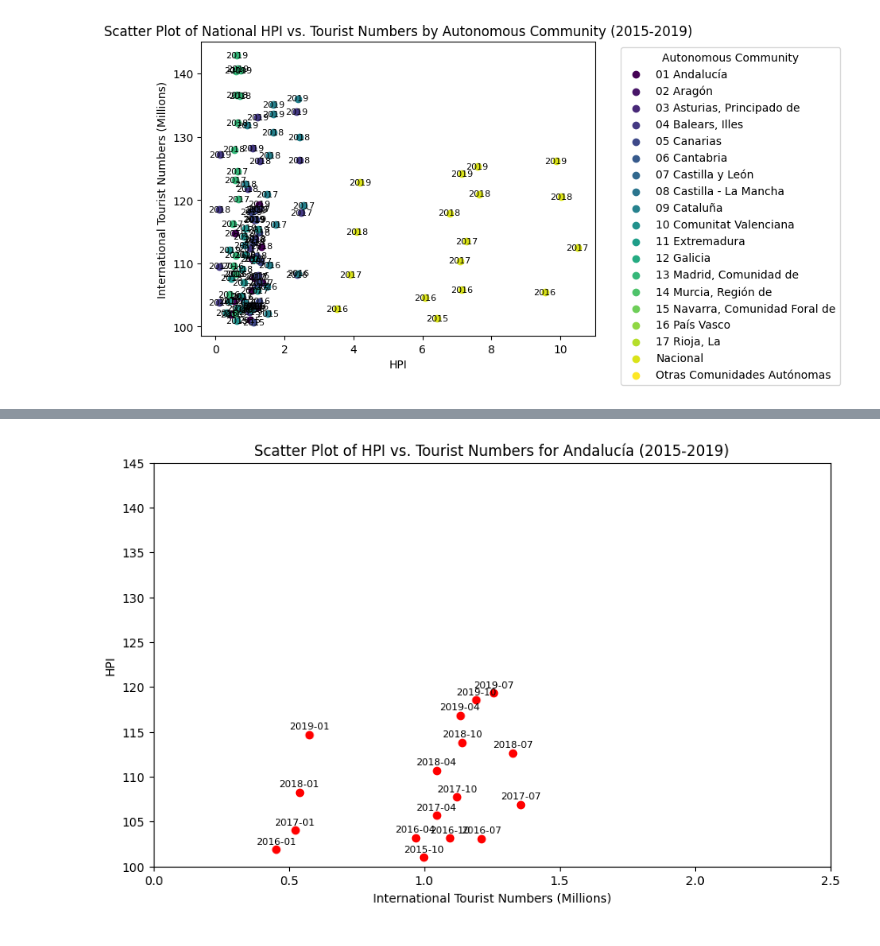
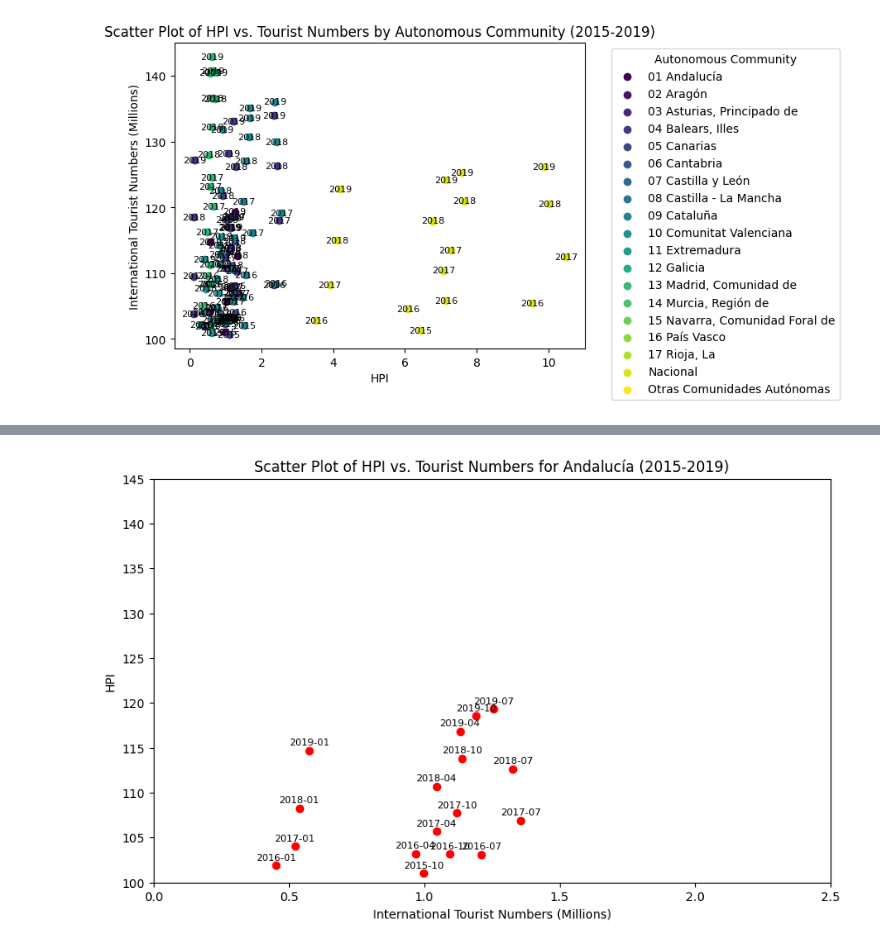
Before and after one commit to haruhiysd/QM-Group-Project, a Jupyter notebook: scatter_plots.ipynb, the cells around one changed output, grey strips where cells are left out. Drawn from its saved outputs; the diff is of its cells as text; code cells hidden in the pictures.

```diff
--- a/scatter_plots.ipynb
+++ b/scatter_plots.ipynb
@@ -70,33 +68,33 @@ plt.show()
 # %%
 import matplotlib.pyplot as plt
 import numpy as np
 
 # Assuming 'Autonomous_community' is a column in your DataFrame
 unique_communities = df_quarterly_no_covid['Autonomous_community'].unique()
 colors = plt.cm.get_cmap('viridis', len(unique_communities))  # Choose a colormap
 
 fig, ax = plt.subplots()  # Create a figure and axes object
 
 for i, community in enumerate(unique_communities):
     community_data = df_quarterly_no_covid[df_quarterly_no_covid['Autonomous_community'] == community]
     ax.scatter(community_data['Monthly_number_of_tourists_millions'], community_data['HPI'],
                color=colors(i), label=community)
 
     # Label points with year
     for _, row in community_data.iterrows():
         ax.text(row['Monthly_number_of_tourists_millions'], row['HPI'], row['Period'].year,
                 fontsize=8, ha='center', va='center')
 
 ax.set_xlabel('HPI')
 ax.set_ylabel('International Tourist Numbers (Millions)')
-ax.set_title('Scatter Plot of National HPI vs. Tourist Numbers by Autonomous Community (2015-2019)')
+ax.set_title('Scatter Plot of HPI vs. Tourist Numbers by Autonomous Community (2015-2019)')
 
 # Add a legend
 ax.legend(title='Autonomous Community', bbox_to_anchor=(1.05, 1), loc='upper left')
 
 plt.show()
 # %% [output]
-[figure, old version]
+[figure, new version]
 # %%
 unique_communities = df_quarterly_no_covid['Autonomous_community'].unique()
 
```
Also changed, not shown: parts of 11 cells of this notebook.
